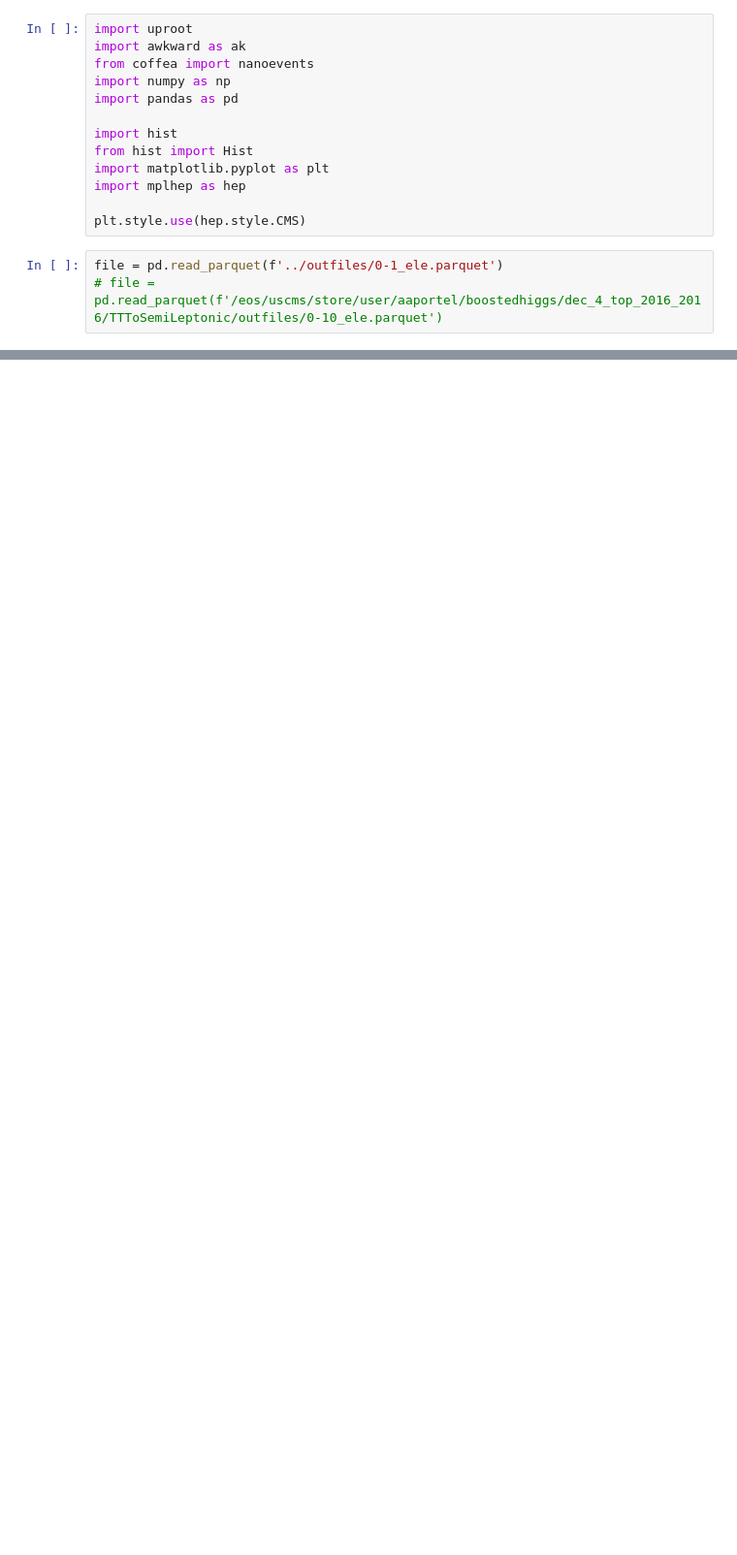
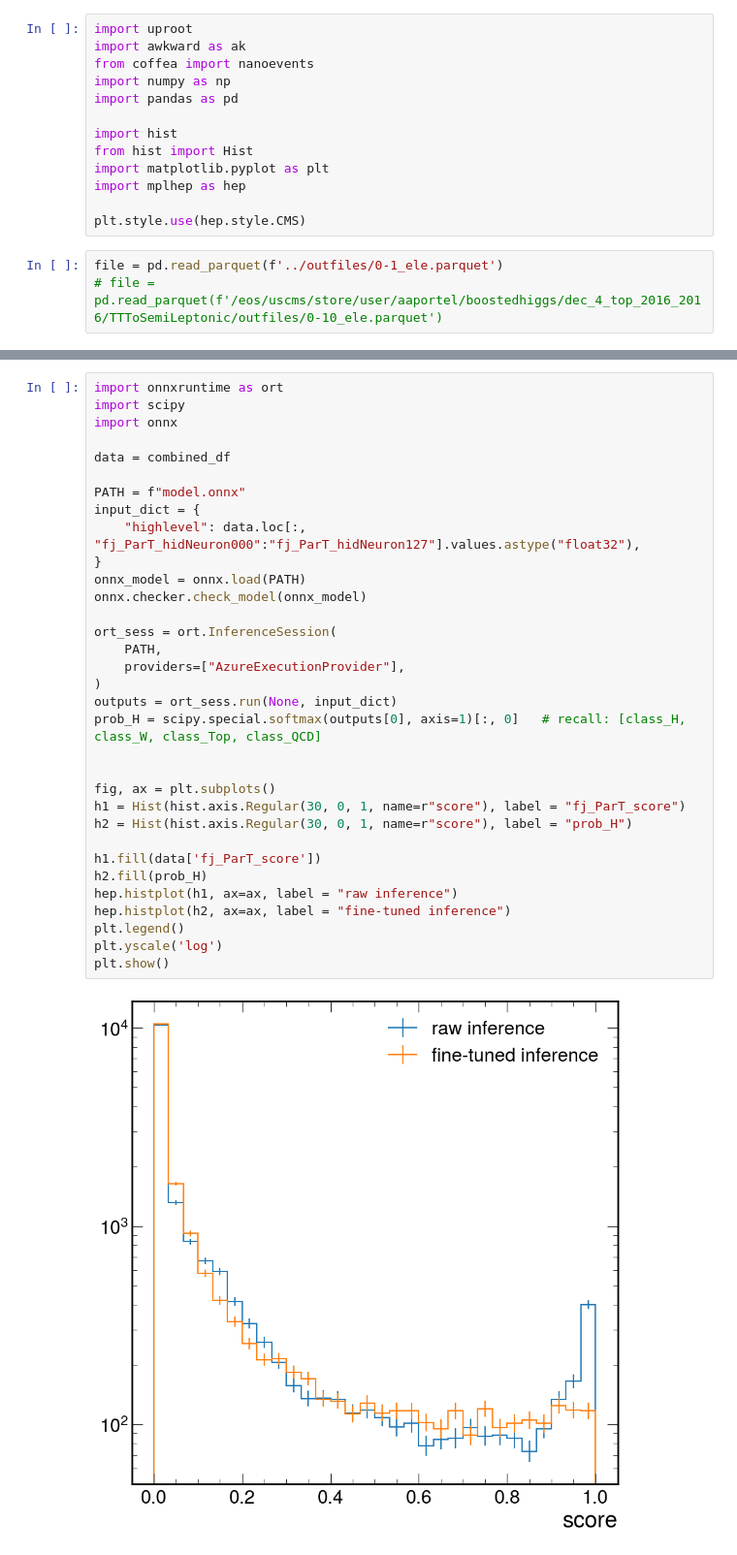
Before and after one commit to AnthonyAportela/boostedhiggs, a Jupyter notebook: binder/parquet.ipynb, the cells around one changed output, grey strips where cells are left out. Shown at 97% size. Drawn from its saved outputs; the diff is of its cells as text; blank space fills up the shorter version.

```diff
--- a/binder/parquet.ipynb
+++ b/binder/parquet.ipynb
@@ -83,0 +152,35 @@ plt.show()
+# %%
+import onnxruntime as ort
+import scipy
+import onnx
+
+data = combined_df
+
+PATH = f"model.onnx"
+input_dict = {
+    "highlevel": data.loc[:, "fj_ParT_hidNeuron000":"fj_ParT_hidNeuron127"].values.astype("float32"),
+}
+onnx_model = onnx.load(PATH)
+onnx.checker.check_model(onnx_model)
+
+ort_sess = ort.InferenceSession(
+    PATH,
+    providers=["AzureExecutionProvider"],
+)
+outputs = ort_sess.run(None, input_dict)
+prob_H = scipy.special.softmax(outputs[0], axis=1)[:, 0]   # recall: [class_H, class_W, class_Top, class_QCD]
+
+
+fig, ax = plt.subplots()
+h1 = Hist(hist.axis.Regular(30, 0, 1, name=r"score"), label = "fj_ParT_score")
+h2 = Hist(hist.axis.Regular(30, 0, 1, name=r"score"), label = "prob_H")
+
+h1.fill(data['fj_ParT_score'])
+h2.fill(prob_H)
+hep.histplot(h1, ax=ax, label = "raw inference")
+hep.histplot(h2, ax=ax, label = "fine-tuned inference")
+plt.legend()
+plt.yscale('log')
+plt.show()
+# %% [output]
+[figure, added]
```
Also changed, not shown: parts of 19 cells of this notebook, 4 other files.
